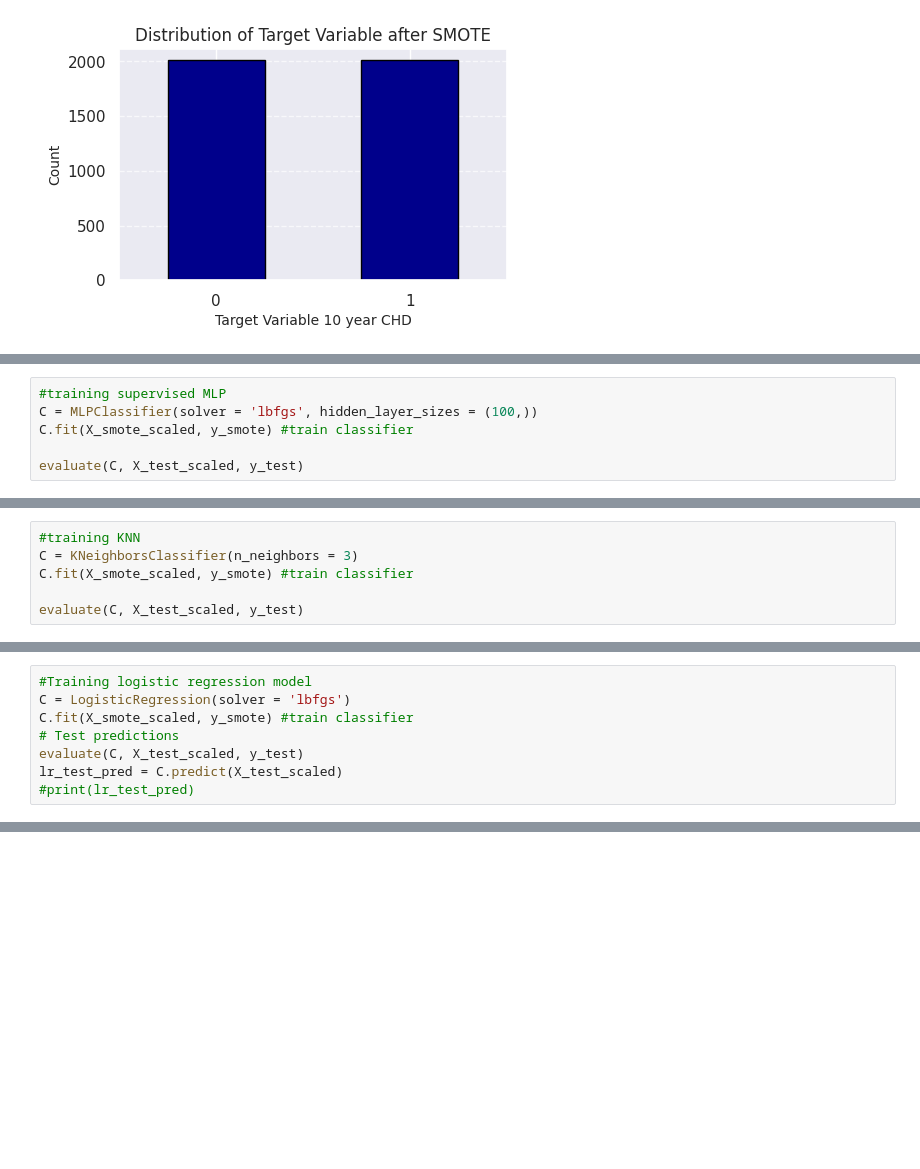
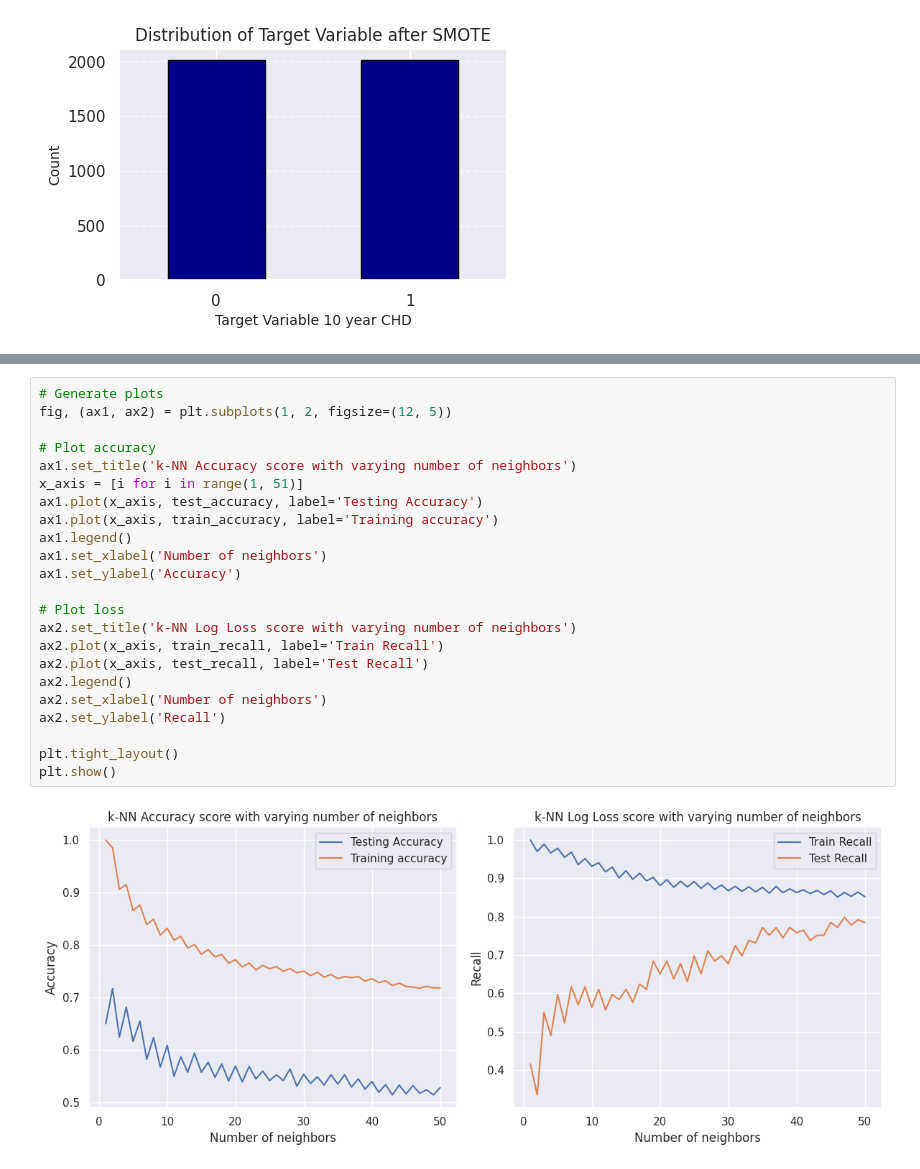
Before and after one commit to bi-horn/ML_Heart_Disease, a Jupyter notebook: ML_heart_disease.ipynb, the cells around one changed output, grey strips where cells are left out. Saved outputs shown, nothing was run; the diff lists cells and outputs as text; blank space fills up the shorter version.

```diff
--- a/ML_heart_disease.ipynb
+++ b/ML_heart_disease.ipynb
@@ -267,6 +206,0 @@ weighted avg       0.80      0.74      0.76      1017
-# %%
-#training supervised MLP
-C = MLPClassifier(solver = 'lbfgs', hidden_layer_sizes = (100,))
-C.fit(X_smote_scaled, y_smote) #train classifier
-
-evaluate(C, X_test_scaled, y_test)
@@ -284,6 +206,0 @@ weighted avg       0.76      0.72      0.74      1017
-# %%
-#training KNN
-C = KNeighborsClassifier(n_neighbors = 3)
-C.fit(X_smote_scaled, y_smote) #train classifier
-
-evaluate(C, X_test_scaled, y_test)
@@ -301,8 +206,0 @@ weighted avg       0.76      0.63      0.68      1017
-# %%
-#Training logistic regression model
-C = LogisticRegression(solver = 'lbfgs')
-C.fit(X_smote_scaled, y_smote) #train classifier
-# Test predictions
-evaluate(C, X_test_scaled, y_test)
-lr_test_pred = C.predict(X_test_scaled)
-#print(lr_test_pred)
@@ -340,0 +273,25 @@ ax.yaxis.set_ticklabels(labels)
+# %%
+# Generate plots
+fig, (ax1, ax2) = plt.subplots(1, 2, figsize=(12, 5))
+
+# Plot accuracy
+ax1.set_title('k-NN Accuracy score with varying number of neighbors')
+x_axis = [i for i in range(1, 51)]
+ax1.plot(x_axis, test_accuracy, label='Testing Accuracy')
+ax1.plot(x_axis, train_accuracy, label='Training accuracy')
+ax1.legend()
+ax1.set_xlabel('Number of neighbors')
+ax1.set_ylabel('Accuracy')
+
+# Plot loss
+ax2.set_title('k-NN Log Loss score with varying number of neighbors')
+ax2.plot(x_axis, train_recall, label='Train Recall')
+ax2.plot(x_axis, test_recall, label='Test Recall')
+ax2.legend()
+ax2.set_xlabel('Number of neighbors')
+ax2.set_ylabel('Recall')
+
+plt.tight_layout()
+plt.show()
+# %% [output]
+[figure, added]
```
Also changed, not shown: parts of 47 cells of this notebook.
